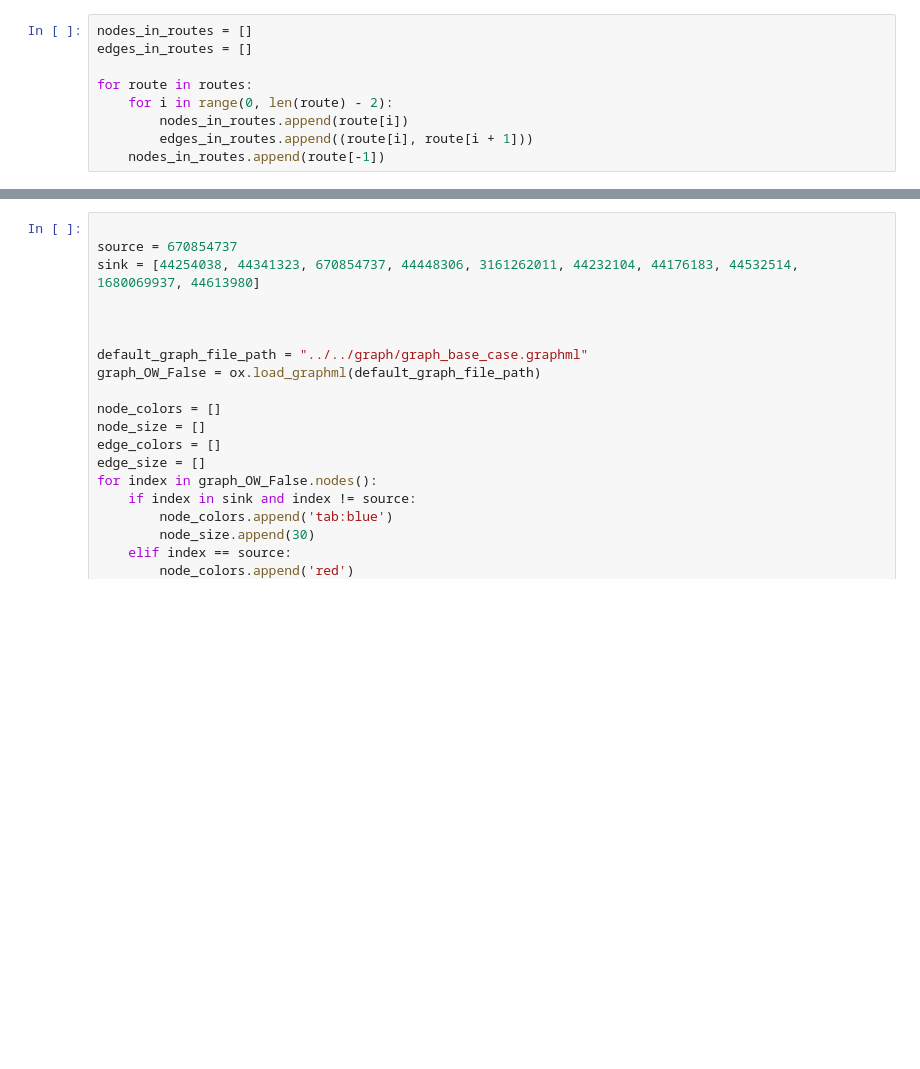
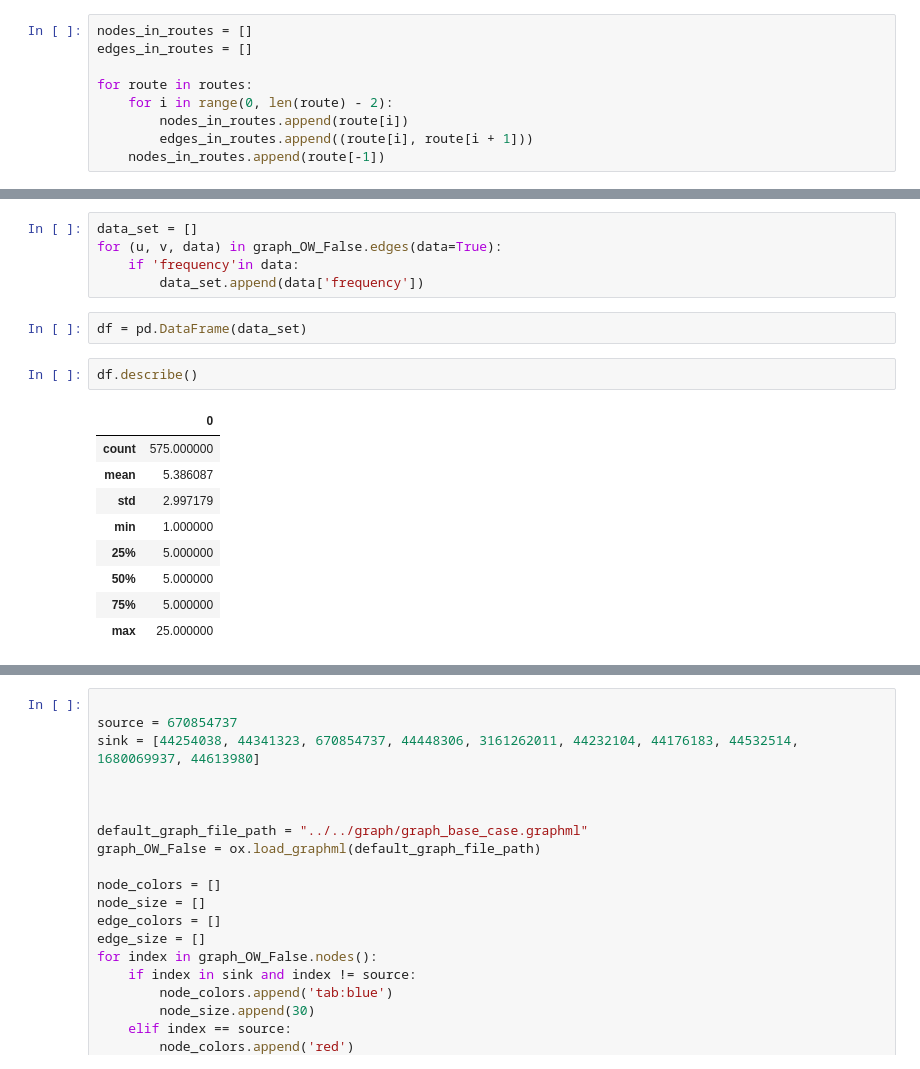
Before and after one commit to WillemijnTutu/EPA_thesis_WATutuarima, a Jupyter notebook: notebooks/visualisations/10_points_5_paths/visualisation.ipynb, the cells around one changed output, grey strips where cells are left out. Cells and saved outputs as stored; diff of their text form; blank space fills up the shorter version.

```diff
--- a/notebooks/visualisations/10_points_5_paths/visualisation.ipynb
+++ b/notebooks/visualisations/10_points_5_paths/visualisation.ipynb
@@ -19,0 +94,19 @@ for route in routes:
+# %%
+data_set = []
+for (u, v, data) in graph_OW_False.edges(data=True):
+    if 'frequency'in data:
+        data_set.append(data['frequency'])
+# %%
+df = pd.DataFrame(data_set)
+# %%
+df.describe()
+# %% [output]
+|  | 0 |
+| count | 575.000000 |
+| mean | 5.386087 |
+| std | 2.997179 |
+| min | 1.000000 |
+| 25% | 5.000000 |
+| 50% | 5.000000 |
+| 75% | 5.000000 |
+| max | 25.000000 |
```
Also changed, not shown: parts of 9 cells of this notebook, 22 other files.
